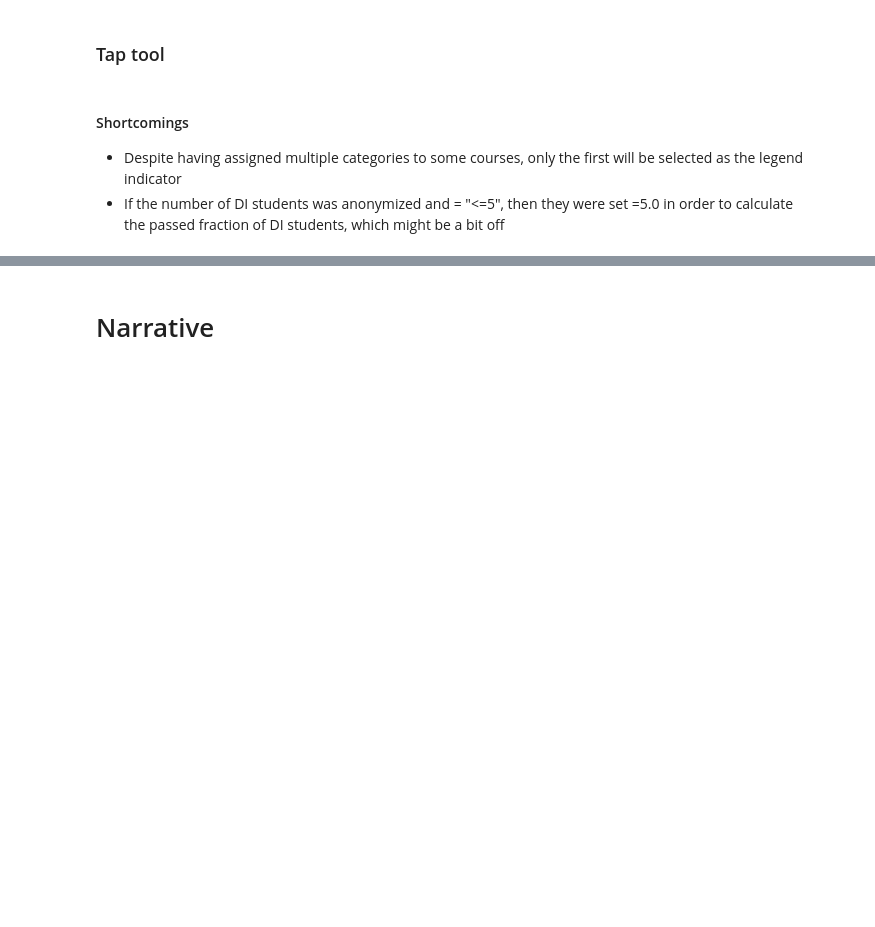
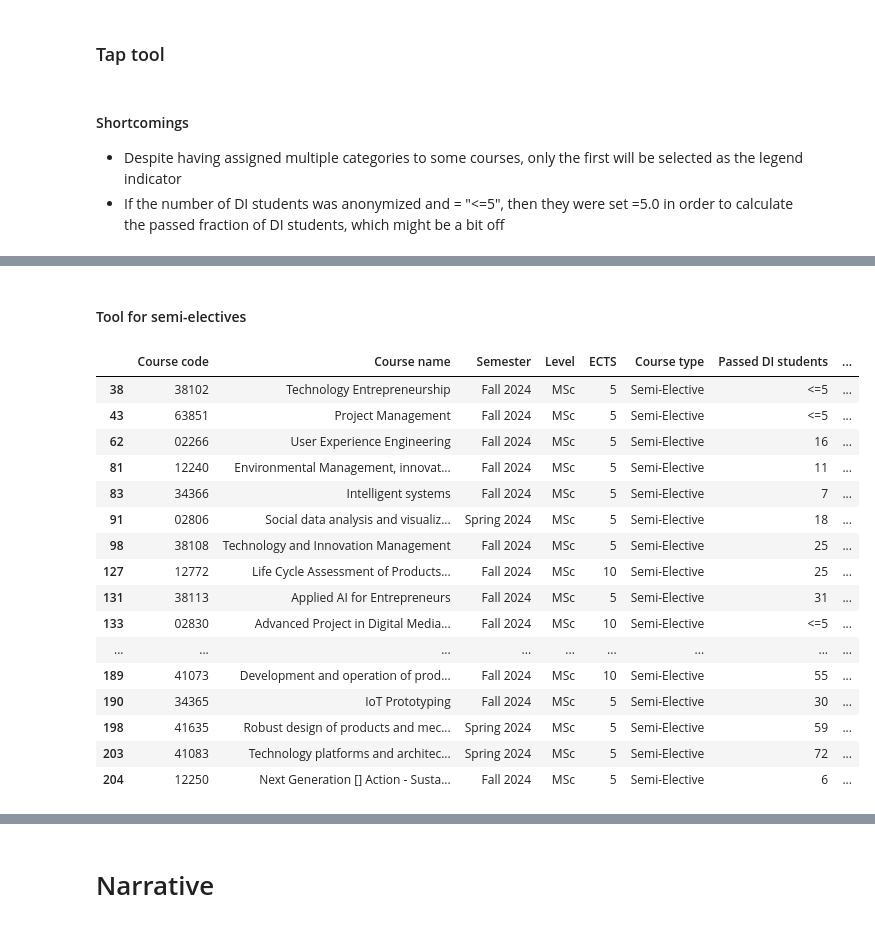
Before and after one commit to Alex-Nielsen-manden/Alex-Nielsen-manden.github.io, a Jupyter notebook: Data load/Final Project B.ipynb, the cells around one changed output, grey strips where cells are left out. Drawn from its saved outputs; the diff is of its cells as text; code cells hidden in the pictures; blank space fills up the shorter version.

```diff
--- a/Data load/Final Project B.ipynb
+++ b/Data load/Final Project B.ipynb
@@ -270,0 +271,24 @@ save(layout)
+# %% [markdown]
+#### Tool for semi-electives
+# %%
+df_e_semi = df_e_category.copy()
+df_e_semi = df_e_semi[df_e_semi['Course type'] == 'Semi-Elective']
+df_e_semi
+# %% [output]
+|  | Course code | Course name | Semester | Level | ECTS | Course type | Passed DI students | ... |
+| 38 | 38102 | Technology Entrepreneurship | Fall 2024 | MSc | 5 | Semi-Elective | <=5 | ... |
+| 43 | 63851 | Project Management | Fall 2024 | MSc | 5 | Semi-Elective | <=5 | ... |
+| 62 | 02266 | User Experience Engineering | Fall 2024 | MSc | 5 | Semi-Elective | 16 | ... |
+| 81 | 12240 | Environmental Management, innovat... | Fall 2024 | MSc | 5 | Semi-Elective | 11 | ... |
+| 83 | 34366 | Intelligent systems | Fall 2024 | MSc | 5 | Semi-Elective | 7 | ... |
+| 91 | 02806 | Social data analysis and visualiz... | Spring 2024 | MSc | 5 | Semi-Elective | 18 | ... |
+| 98 | 38108 | Technology and Innovation Management | Fall 2024 | MSc | 5 | Semi-Elective | 25 | ... |
+| 127 | 12772 | Life Cycle Assessment of Products... | Fall 2024 | MSc | 10 | Semi-Elective | 25 | ... |
+| 131 | 38113 | Applied AI for Entrepreneurs | Fall 2024 | MSc | 5 | Semi-Elective | 31 | ... |
+| 133 | 02830 | Advanced Project in Digital Media... | Fall 2024 | MSc | 10 | Semi-Elective | <=5 | ... |
+| ... | ... | ... | ... | ... | ... | ... | ... | ... |
+| 189 | 41073 | Development and operation of prod... | Fall 2024 | MSc | 10 | Semi-Elective | 55 | ... |
+| 190 | 34365 | IoT Prototyping | Fall 2024 | MSc | 5 | Semi-Elective | 30 | ... |
+| 198 | 41635 | Robust design of products and mec... | Spring 2024 | MSc | 5 | Semi-Elective | 59 | ... |
+| 203 | 41083 | Technology platforms and architec... | Spring 2024 | MSc | 5 | Semi-Elective | 72 | ... |
+| 204 | 12250 | Next Generation [] Action - Susta... | Fall 2024 | MSc | 5 | Semi-Elective | 6 | ... |
```
Also changed, not shown: parts of 2 cells of this notebook, 2 other files.
